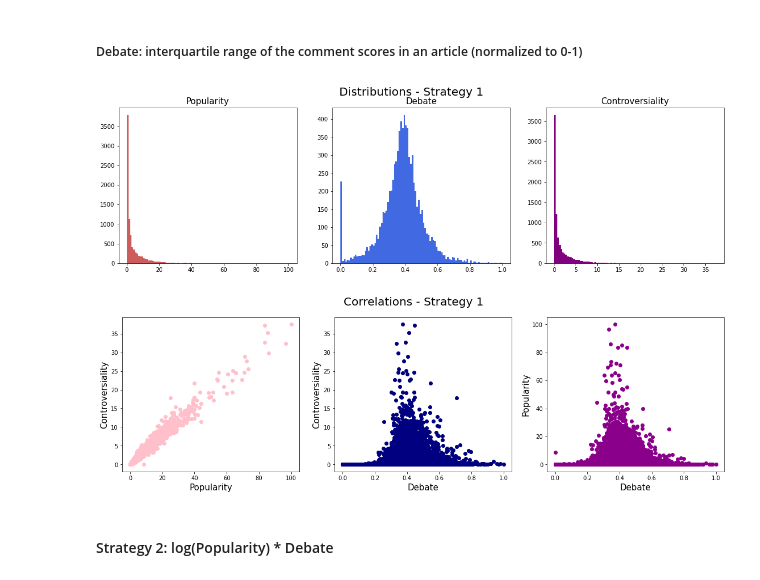
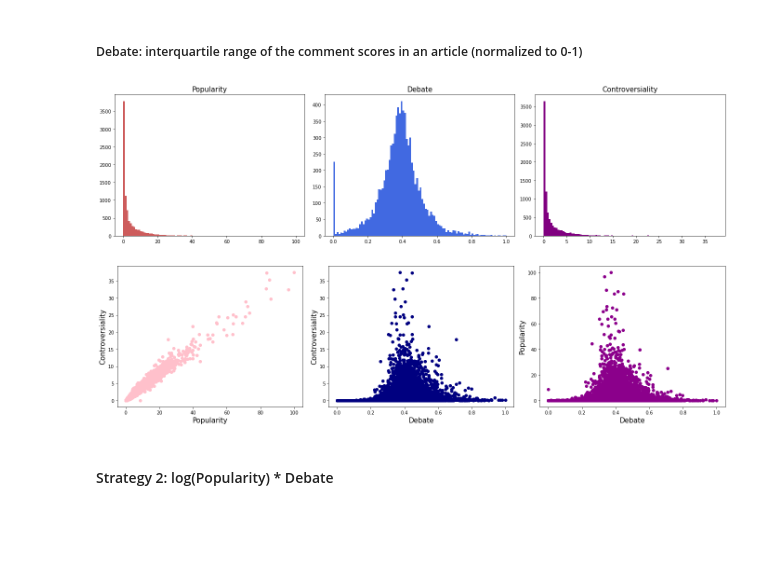
Before and after one commit to andreasala98/NYMines, a Jupyter notebook: NY_Mines.ipynb, the cells around one changed output. Saved outputs shown, nothing was run; the diff lists cells and outputs as text; code cells hidden in the pictures; blank space fills up the shorter version.

Commit message:
Improved notebook layout

```diff
--- a/NY_Mines.ipynb
+++ b/NY_Mines.ipynb
@@ -260,21 +279,22 @@ arts.sort_values(by='controv',ascending=False,inplace=True)
 # Remember all trials!! (Without normalization, without epsilon, ...)
 # %%
 fig, axs = plt.subplots(1, 3, figsize=(19, 5))
-fig.suptitle('Distributions - Strategy 1', fontsize=20)
+#fig.suptitle('Distributions - Strategy 1', fontsize=20)
 
 axs[0].hist(arts['commentNumber'],bins=100, color='indianred')
 axs[0].set_title('Popularity', fontsize=15)
 axs[1].hist(arts['debate'],bins=100, color='royalblue')
 axs[1].set_title('Debate', fontsize=15)
 axs[2].hist(arts['controv'],bins=100, color='purple')
 axs[2].set_title('Controversiality', fontsize=15)
 
-plt.show()
+plt.tight_layout()
+plt.savefig("Pictures/Strat1Dist.pdf")
 # %% [output]
-[figure, old version]
+[figure, new version]
 # %%
 fig, axs = plt.subplots(1, 3, figsize=(19, 5))
-fig.suptitle("Correlations - Strategy 1",fontsize=20)
+#fig.suptitle("Correlations - Strategy 1",fontsize=20)
 axs[0].scatter(arts['commentNumber'],arts['controv'], color='pink')
 axs[0].set_xlabel('Popularity', fontsize=15)
 axs[0].set_ylabel('Controversiality', fontsize=15)
@@ -285,9 +305,10 @@ axs[2].scatter( arts['debate'],arts['commentNumber'],color='darkmagenta')
 axs[2].set_ylabel('Popularity', fontsize=15)
 axs[2].set_xlabel('Debate', fontsize=15)
 
-fig.show()
+plt.tight_layout()
+plt.savefig("Pictures/Strat1Corr.pdf")
 # %% [output]
-[figure, old version]
+[figure, new version]
 # %% [markdown]
 #### Strategy 2: log(Popularity) * Debate
 # %%
```
Also changed, not shown: parts of 14 cells of this notebook, 6 other files.
